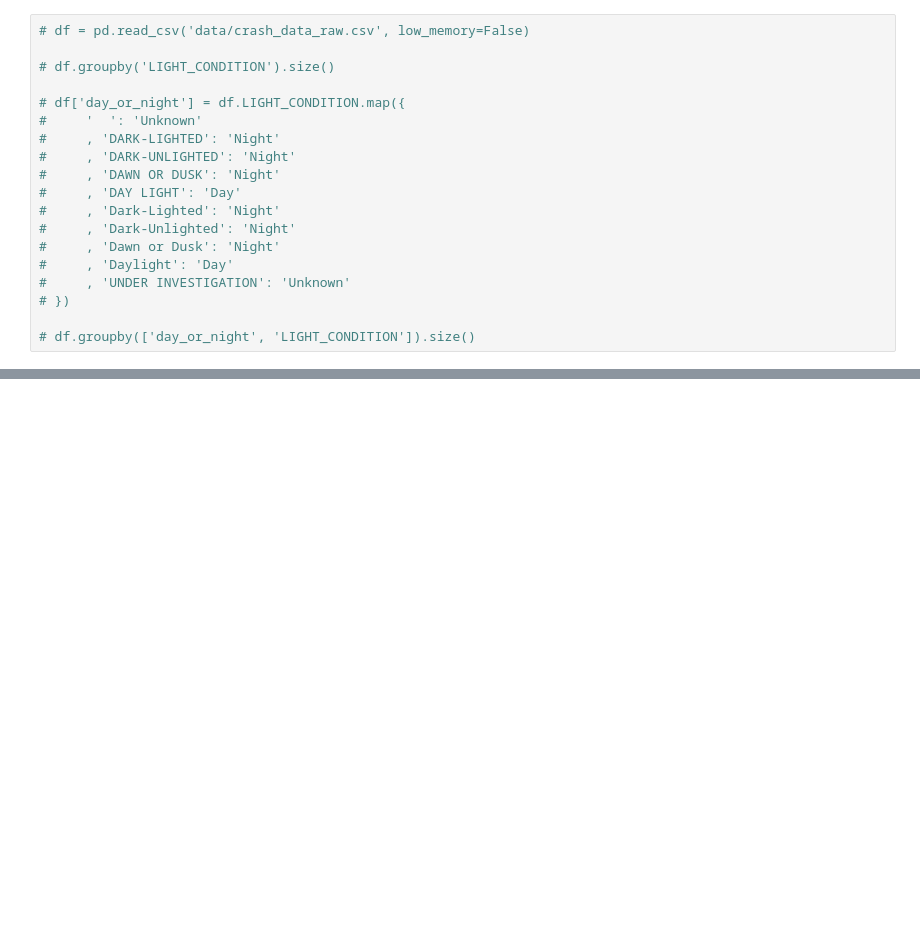
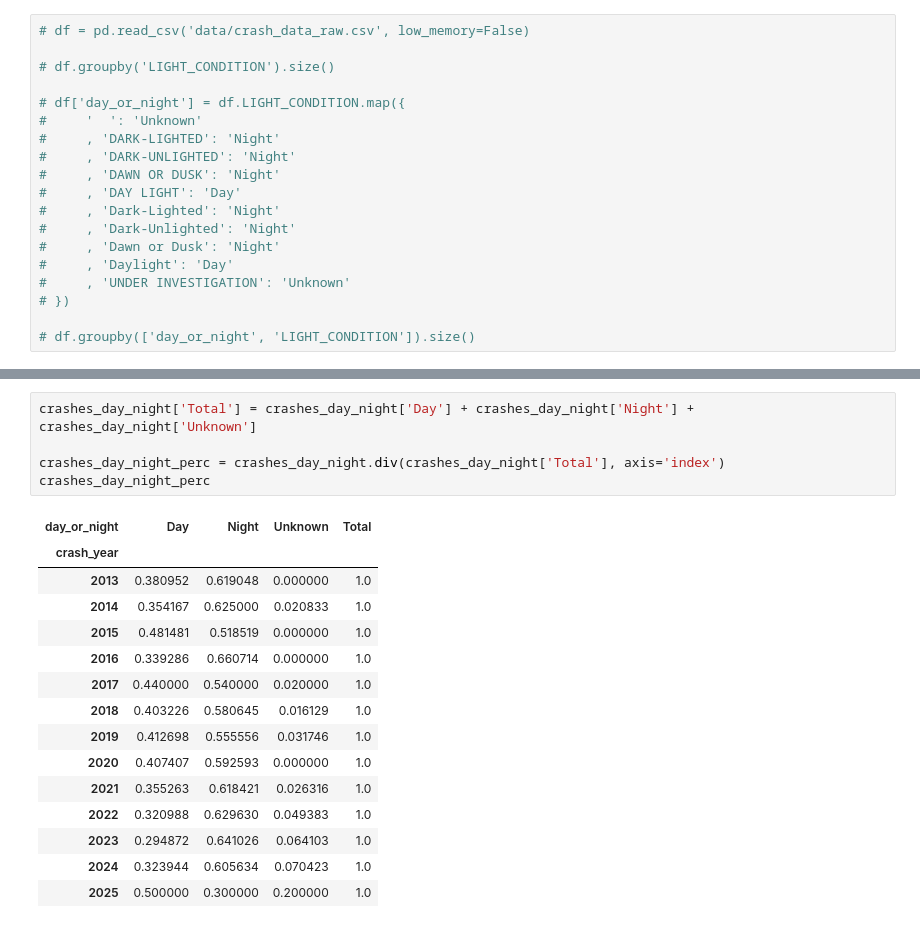
Before and after one commit to devinbrady/denver-street-data, a Jupyter notebook: notebooks/Day_vs_Night.ipynb, the cells around one changed output, grey strips where cells are left out. Cells and saved outputs as stored; diff of their text form; blank space fills up the shorter version.

```diff
--- a/notebooks/Day_vs_Night.ipynb
+++ b/notebooks/Day_vs_Night.ipynb
@@ -64,0 +104,21 @@ crashes_by_year_month_long
+# %%
+crashes_day_night['Total'] = crashes_day_night['Day'] + crashes_day_night['Night'] + crashes_day_night['Unknown']
+
+crashes_day_night_perc = crashes_day_night.div(crashes_day_night['Total'], axis='index')
+crashes_day_night_perc
+# %% [output]
+| day_or_night | Day | Night | Unknown | Total |
+| crash_year |  |  |  |  |
+| 2013 | 0.380952 | 0.619048 | 0.000000 | 1.0 |
+| 2014 | 0.354167 | 0.625000 | 0.020833 | 1.0 |
+| 2015 | 0.481481 | 0.518519 | 0.000000 | 1.0 |
+| 2016 | 0.339286 | 0.660714 | 0.000000 | 1.0 |
+| 2017 | 0.440000 | 0.540000 | 0.020000 | 1.0 |
+| 2018 | 0.403226 | 0.580645 | 0.016129 | 1.0 |
+| 2019 | 0.412698 | 0.555556 | 0.031746 | 1.0 |
+| 2020 | 0.407407 | 0.592593 | 0.000000 | 1.0 |
+| 2021 | 0.355263 | 0.618421 | 0.026316 | 1.0 |
+| 2022 | 0.320988 | 0.629630 | 0.049383 | 1.0 |
+| 2023 | 0.294872 | 0.641026 | 0.064103 | 1.0 |
+| 2024 | 0.323944 | 0.605634 | 0.070423 | 1.0 |
+| 2025 | 0.500000 | 0.300000 | 0.200000 | 1.0 |
```
Also changed, not shown: parts of 6 cells of this notebook, 12 other files.
